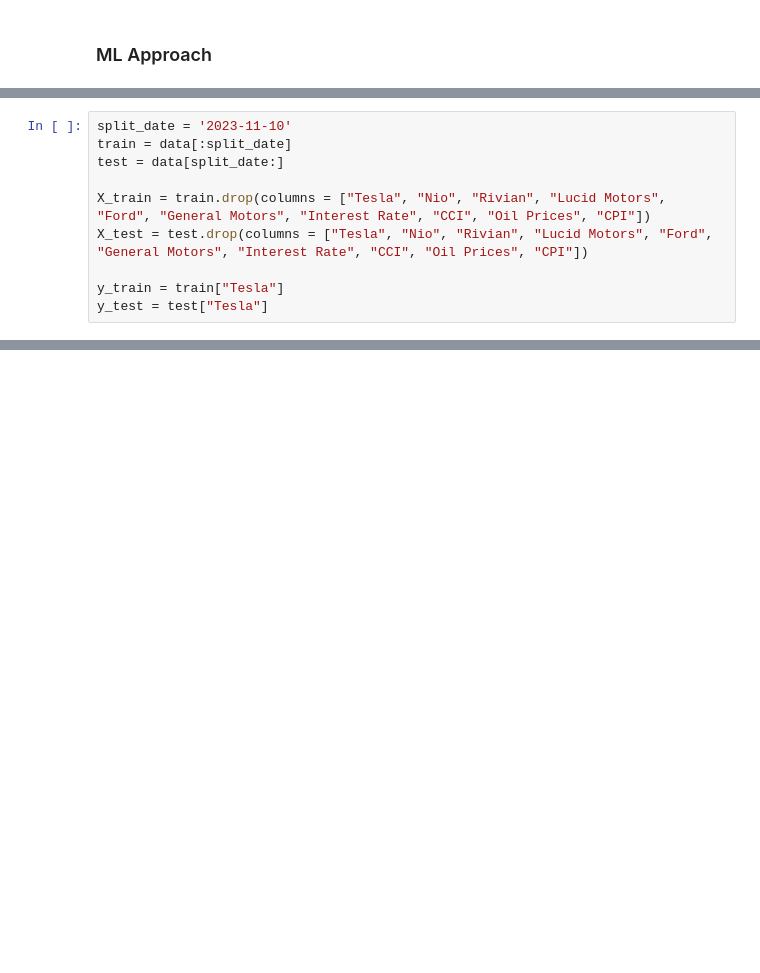
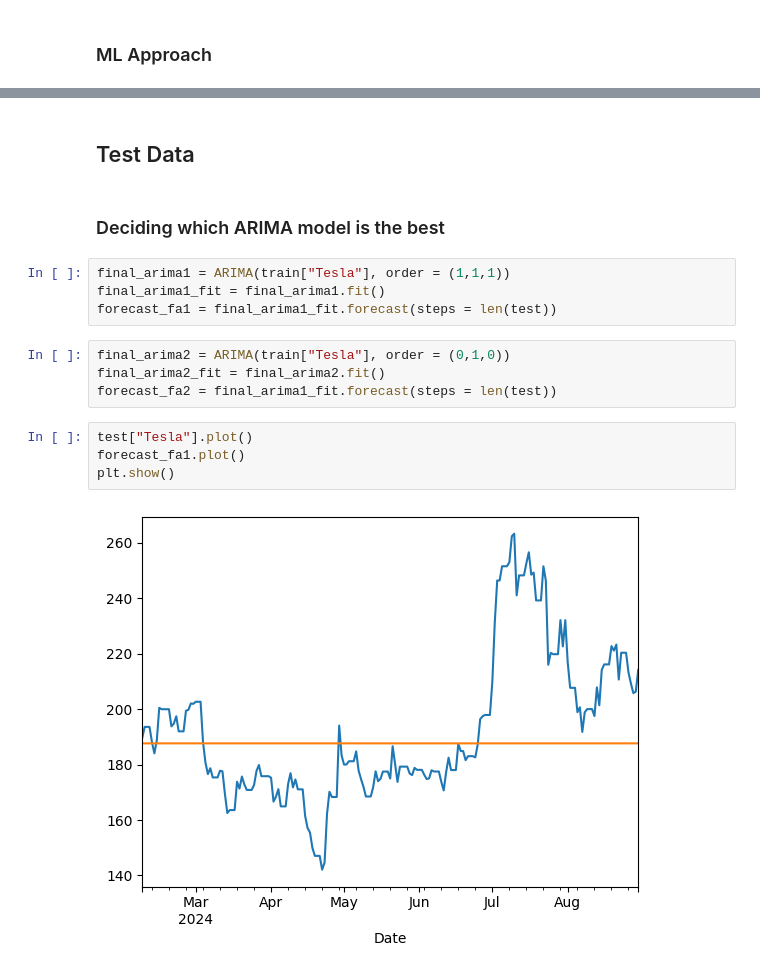
Before and after one commit to DiegoMZD/StockForecasting, a Jupyter notebook: notebooks/02_Preprocessing_and_Model.ipynb, the cells around one changed output, grey strips where cells are left out. Saved outputs shown, nothing was run; the diff lists cells and outputs as text; blank space fills up the shorter version.

```diff
--- a/notebooks/02_Preprocessing_and_Model.ipynb
+++ b/notebooks/02_Preprocessing_and_Model.ipynb
@@ -277,10 +841,0 @@ DatetimeIndex(['2021-11-10', '2021-11-11', '2021-11-12', '2021-11-15',
-# %%
-split_date = '2023-11-10'
-train = data[:split_date]
-test = data[split_date:]
-
-X_train = train.drop(columns = ["Tesla", "Nio", "Rivian", "Lucid Motors", "Ford", "General Motors", "Interest Rate", "CCI", "Oil Prices", "CPI"])
-X_test = test.drop(columns = ["Tesla", "Nio", "Rivian", "Lucid Motors", "Ford", "General Motors", "Interest Rate", "CCI", "Oil Prices", "CPI"])
-
-y_train = train["Tesla"]
-y_test = test["Tesla"]
@@ -512,0 +1109,18 @@ plt.show()
+# %% [markdown]
+## Test Data
+# %% [markdown]
+### Deciding which ARIMA model is the best
+# %%
+final_arima1 = ARIMA(train["Tesla"], order = (1,1,1))
+final_arima1_fit = final_arima1.fit()
+forecast_fa1 = final_arima1_fit.forecast(steps = len(test))
+# %%
+final_arima2 = ARIMA(train["Tesla"], order = (0,1,0))
+final_arima2_fit = final_arima2.fit()
+forecast_fa2 = final_arima1_fit.forecast(steps = len(test))
+# %%
+test["Tesla"].plot()
+forecast_fa1.plot()
+plt.show()
+# %% [output]
+[figure, added]
```
Also changed, not shown: parts of 91 cells of this notebook.
